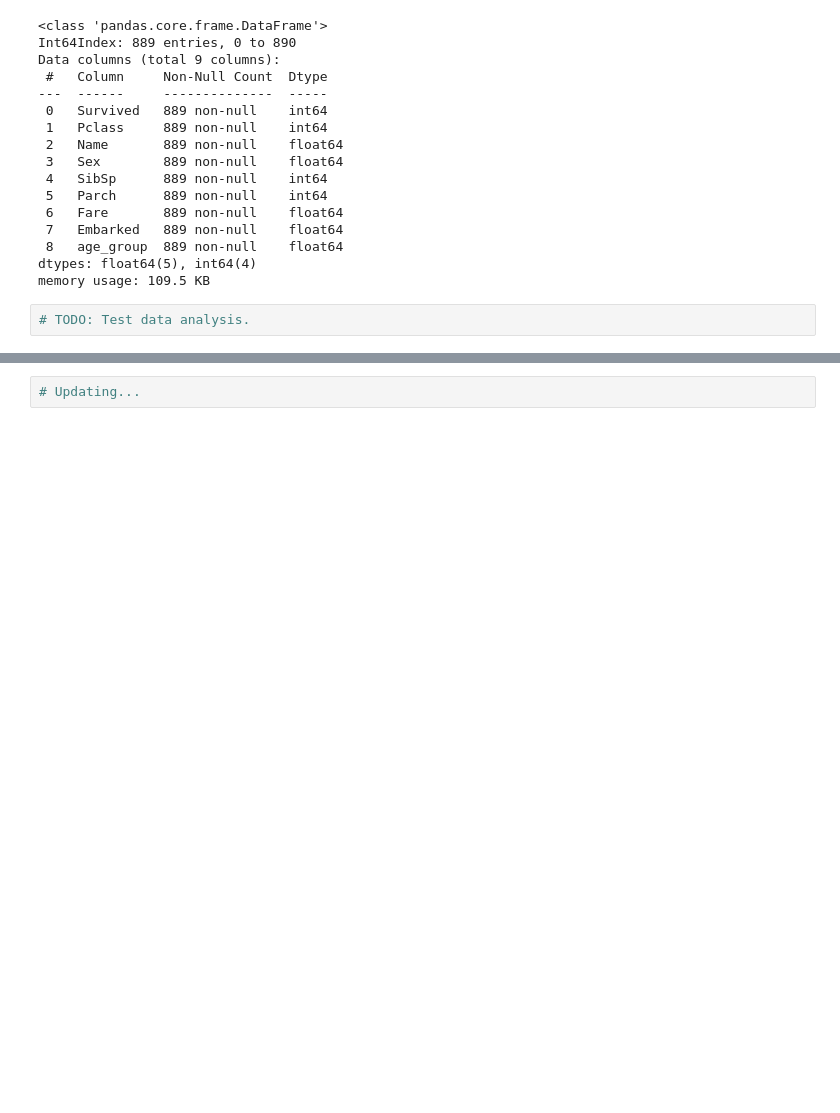
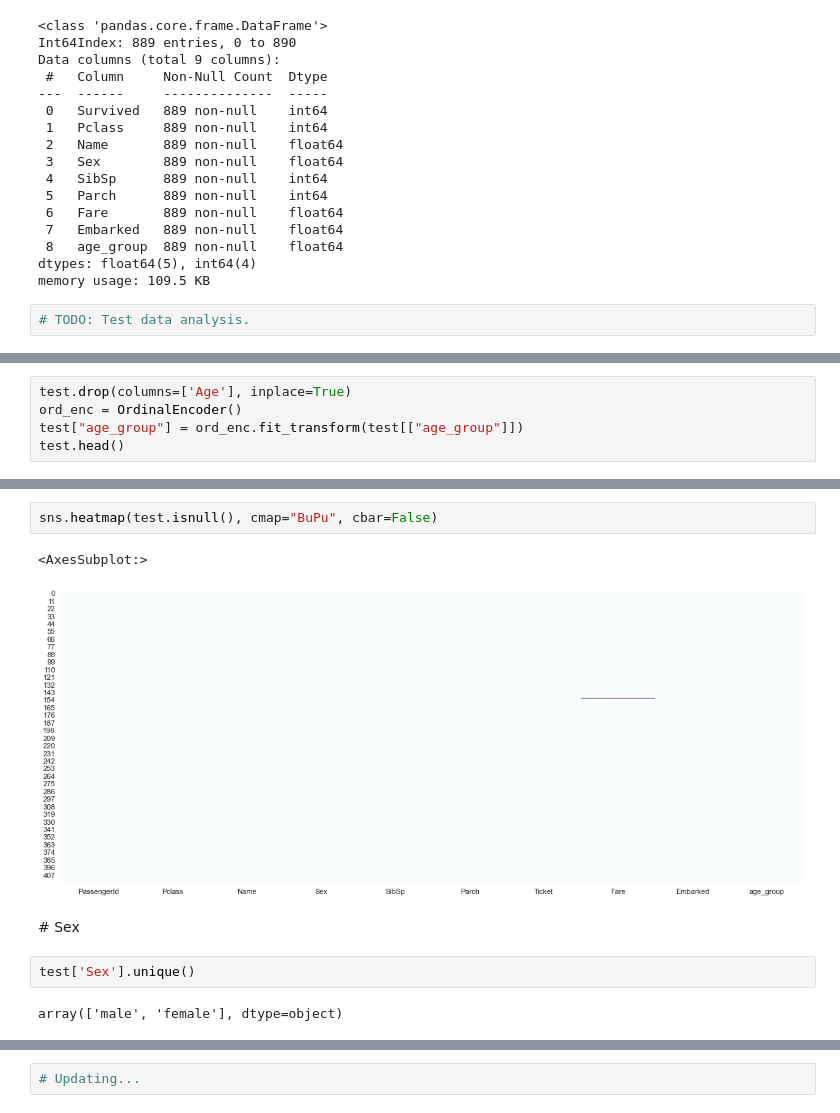
Before and after one commit to enescavus/Data-Science-Projects, a Jupyter notebook: Titanic/titanic_data_analysis.ipynb, the cells around one changed output, grey strips where cells are left out. Drawn from its saved outputs; the diff is of its cells as text; blank space fills up the shorter version.

```diff
--- a/Titanic/titanic_data_analysis.ipynb
+++ b/Titanic/titanic_data_analysis.ipynb
@@ -534,0 +651,5 @@ memory usage: 109.5 KB
+# %%
+test.drop(columns=['Age'], inplace=True)
+ord_enc = OrdinalEncoder()
+test["age_group"] = ord_enc.fit_transform(test[["age_group"]])
+test.head()
@@ -534,0 +663,11 @@ memory usage: 109.5 KB
+# %%
+sns.heatmap(test.isnull(), cmap="BuPu", cbar=False)
+# %% [output]
+<AxesSubplot:>
+[figure, added]
+# %% [markdown]
+# Sex
+# %%
+test['Sex'].unique()
+# %% [output]
+array(['male', 'female'], dtype=object)
```
Also changed, not shown: parts of 45 cells of this notebook.
